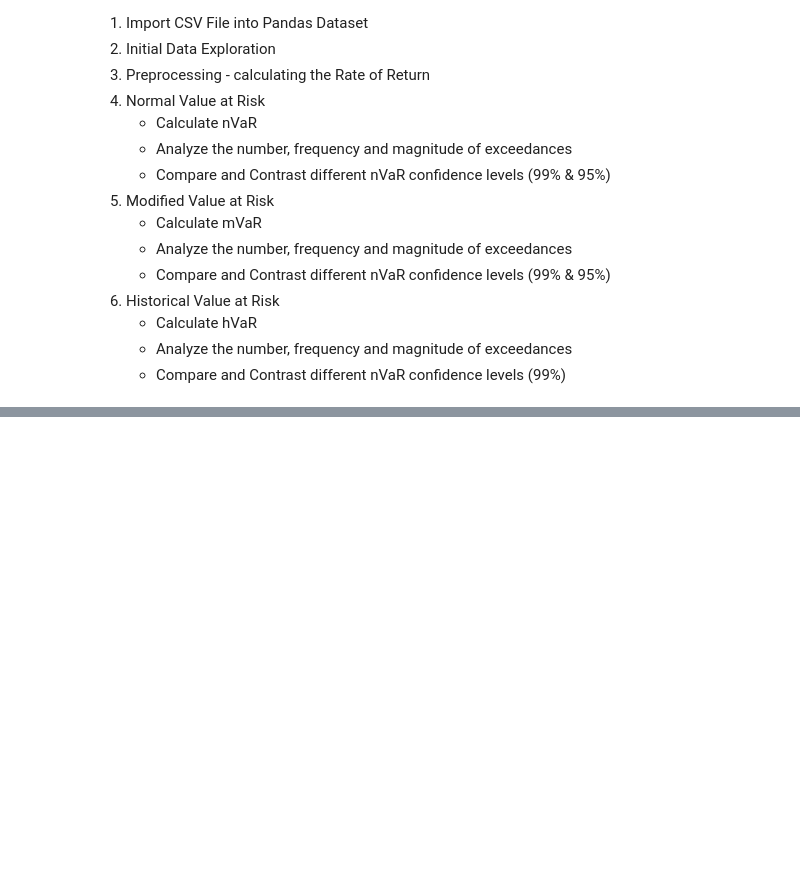
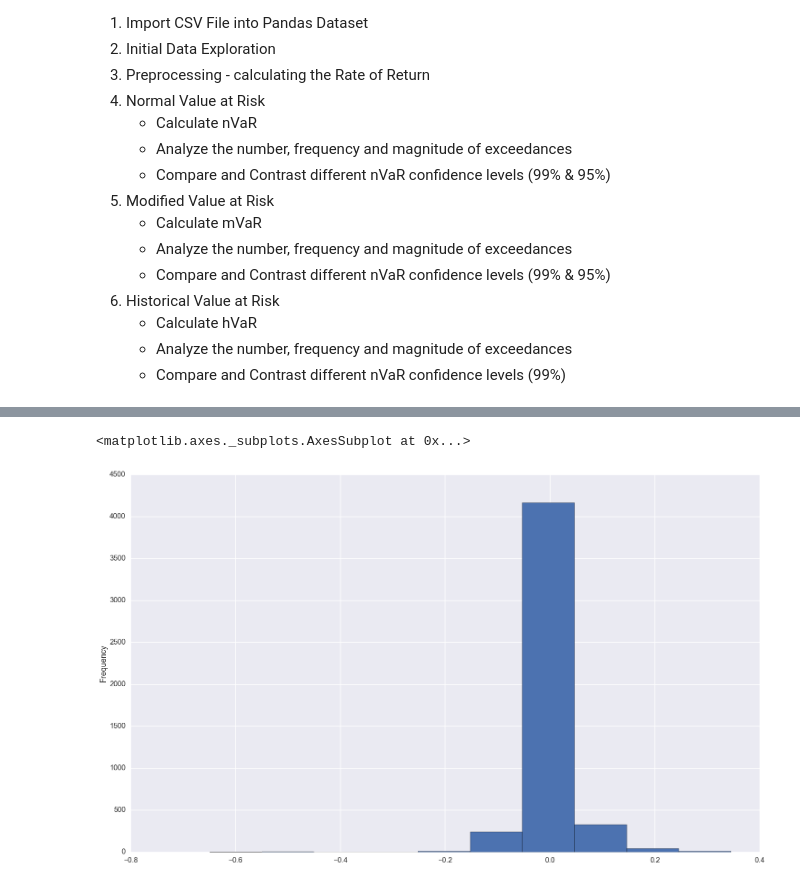
Before and after one commit to thecarlmartin/value-at-risk-exploration, a Jupyter notebook: Value at Risk Exploration.ipynb, the cells around one changed output, grey strips where cells are left out. Saved outputs shown, nothing was run; the diff lists cells and outputs as text; code cells hidden in the pictures; blank space fills up the shorter version.

```diff
--- a/Value at Risk Exploration.ipynb
+++ b/Value at Risk Exploration.ipynb
@@ -34,0 +135,5 @@ I'll begin my exploration with the analysis of the Amazon (AMZN) stock. I downlo
+# %%
+amzn_data['Rate of Return'].plot.hist(figsize=(25, 15))
+# %% [output]
+<matplotlib.axes._subplots.AxesSubplot at 0x...>
+[figure, added]
```
Also changed, not shown: parts of 14 cells of this notebook, 1 other file.
